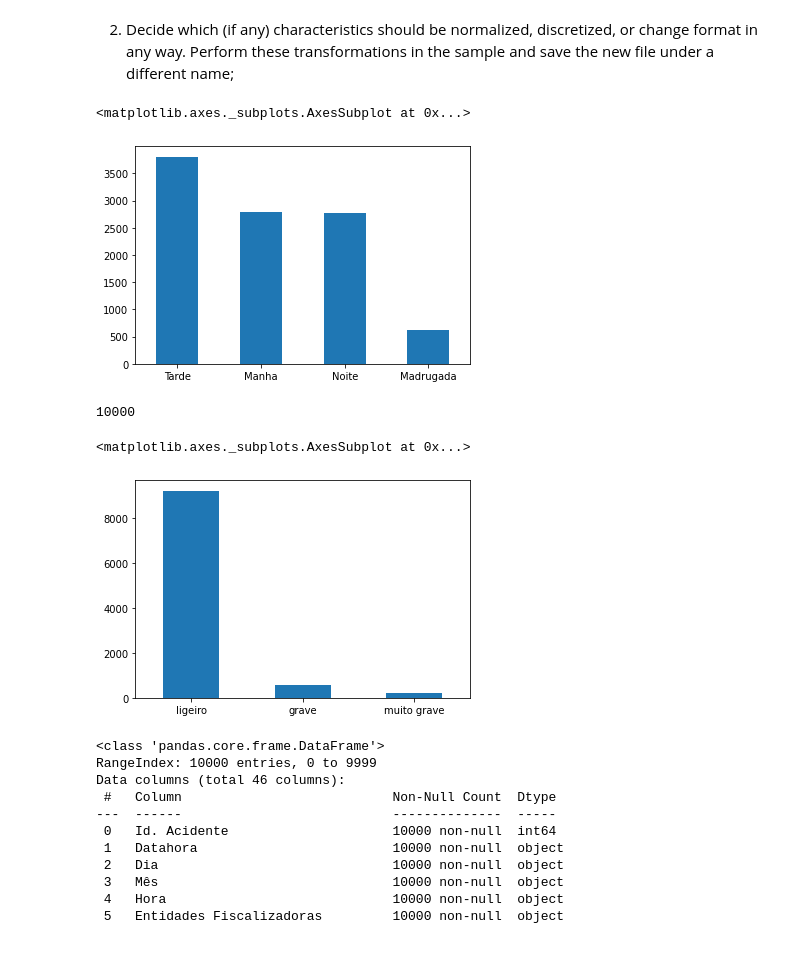
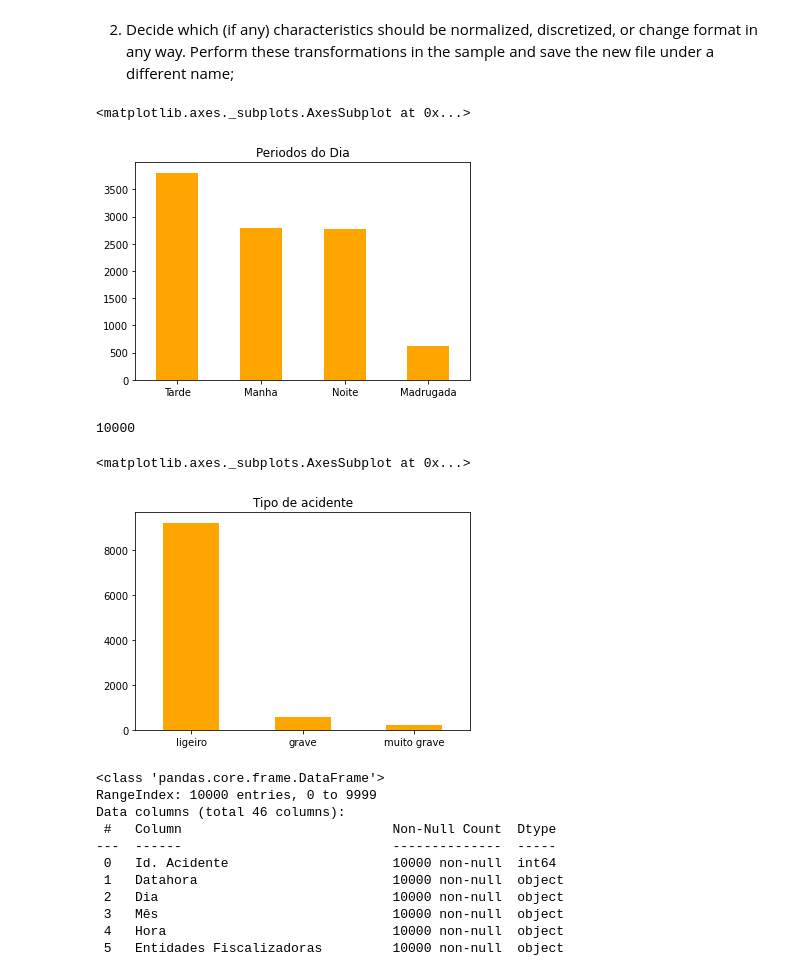
Before and after one commit to mrdso2-iscte/IAA_PROJECT, a Jupyter notebook: IAA.ipynb, the cells around one changed output. Drawn from its saved outputs; the diff is of its cells as text; code cells hidden in the pictures.

```diff
--- a/IAA.ipynb
+++ b/IAA.ipynb
@@ -139,10 +140,10 @@ for index in acidentes_df.index:
     day_slots.append('Noite')
 # %%
 acidentes_df['Periodo do Dia']=day_slots
-acidentes_df['Periodo do Dia'].value_counts().plot(kind = 'bar',rot = 0)
+acidentes_df['Periodo do Dia'].value_counts().plot(kind = 'bar',rot = 0,color='orange',title="Periodos do Dia")
 # %% [output]
 <matplotlib.axes._subplots.AxesSubplot at 0x...>
-[figure, old version]
+[figure, new version]
 # %%
 accident_type=[]
 for index in acidentes_df.index:
@@ -157,10 +158,10 @@ print(len(accident_type))
 10000
 # %%
 acidentes_df['Tipo de Acidente']=accident_type
-acidentes_df['Tipo de Acidente'].value_counts().plot(kind = 'bar',rot = 0)
+acidentes_df['Tipo de Acidente'].value_counts().plot(kind = 'bar',rot = 0,color='orange',title="Tipo de acidente")
 # %% [output]
 <matplotlib.axes._subplots.AxesSubplot at 0x...>
-[figure, old version]
+[figure, new version]
 # %%
 acidentes_df['Mes'] = acidentes_df['Datahora'].str.split(':').str[1]
 # %%
```
Also changed, not shown: parts of 7 cells of this notebook.
